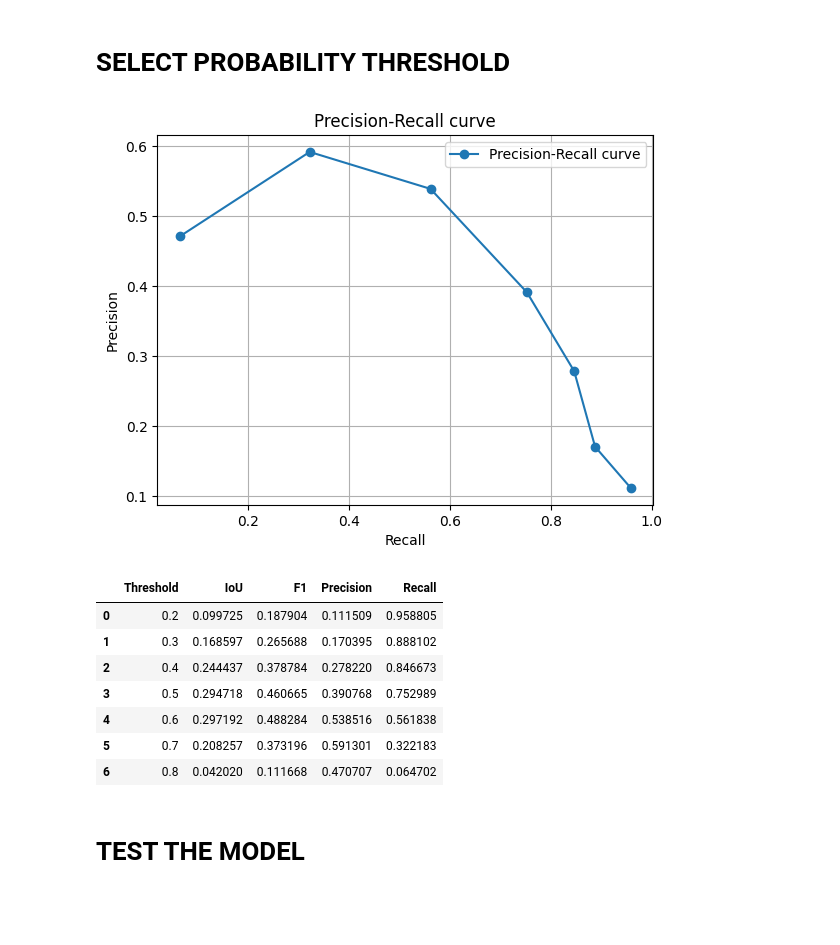
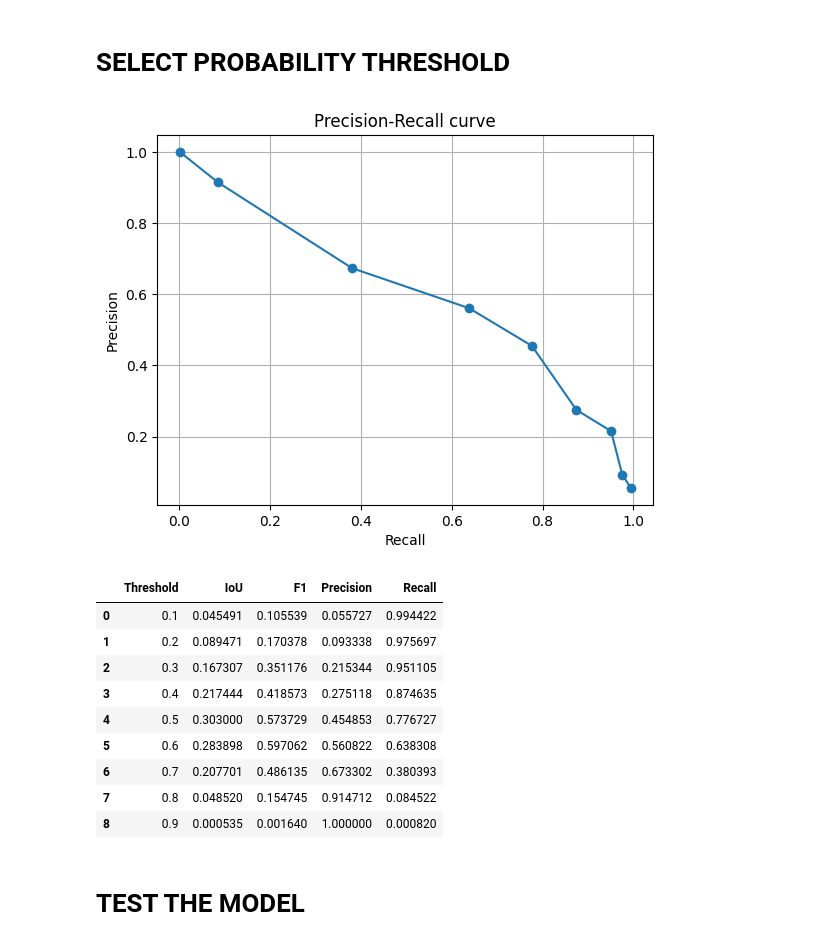
Before and after one commit to OceanStreamIO/echosounder-segmentation, a Jupyter notebook: SonarSegmentationBinary.ipynb, the cells around one changed output. Saved outputs shown, nothing was run; the diff lists cells and outputs as text; code cells hidden in the pictures; blank space fills up the shorter version.

```diff
--- a/SonarSegmentationBinary.ipynb
+++ b/SonarSegmentationBinary.ipynb
@@ -629,43 +619,45 @@ encoder = 'resnet34'
 #pretrained = None
 pretrained = 'imagenet'
 
 run_name = model_name + '_' + encoder
 if pretrained: run_name += '_' + pretrained
 
 classes = 1
 model = smp.create_model(model_name,
                          encoder_name = encoder,
                          in_channels = 3,
                          encoder_weights=pretrained,
                          classes = classes).to(device)
 
 criterion = FocalLoss(alpha=torch.tensor([0.05, 0.95]), gamma=2.0, logits=True)
 optimizer = torch.optim.Adam(model.parameters(), lr=5e-03)#, weight_decay=1e-05)
 
 checkpoint_path = os.path.join(f'./models/checkpoints_{run_name}', 'best_model-v2.ckpt')
 trained_model = SegModel.load_from_checkpoint(checkpoint_path, model=model, optimizer=optimizer, criterion=criterion)
 
 results = trained_model.select_threshold(val_loader)
 
 plt.figure()
-plt.plot(df_results['Recall'], df_results['Precision'], marker='o')
+plt.plot(results['Recall'], results['Precision'], marker='o')
 plt.xlabel('Recall')
 plt.ylabel('Precision')
 plt.title('Precision-Recall curve')
 plt.grid(True)
 plt.show()
 
 results
 # %% [output]
-[figure, old version]
+[figure, new version]
 |  | Threshold | IoU | F1 | Precision | Recall |
-| 0 | 0.2 | 0.099725 | 0.187904 | 0.111509 | 0.958805 |
-| 1 | 0.3 | 0.168597 | 0.265688 | 0.170395 | 0.888102 |
-| 2 | 0.4 | 0.244437 | 0.378784 | 0.278220 | 0.846673 |
-| 3 | 0.5 | 0.294718 | 0.460665 | 0.390768 | 0.752989 |
-| 4 | 0.6 | 0.297192 | 0.488284 | 0.538516 | 0.561838 |
-| 5 | 0.7 | 0.208257 | 0.373196 | 0.591301 | 0.322183 |
-| 6 | 0.8 | 0.042020 | 0.111668 | 0.470707 | 0.064702 |
+| 0 | 0.1 | 0.045491 | 0.105539 | 0.055727 | 0.994422 |
+| 1 | 0.2 | 0.089471 | 0.170378 | 0.093338 | 0.975697 |
+| 2 | 0.3 | 0.167307 | 0.351176 | 0.215344 | 0.951105 |
+| 3 | 0.4 | 0.217444 | 0.418573 | 0.275118 | 0.874635 |
+| 4 | 0.5 | 0.303000 | 0.573729 | 0.454853 | 0.776727 |
+| 5 | 0.6 | 0.283898 | 0.597062 | 0.560822 | 0.638308 |
+| 6 | 0.7 | 0.207701 | 0.486135 | 0.673302 | 0.380393 |
+| 7 | 0.8 | 0.048520 | 0.154745 | 0.914712 | 0.084522 |
+| 8 | 0.9 | 0.000535 | 0.001640 | 1.000000 | 0.000820 |
 # %% [markdown]
 # TEST THE MODEL
 # %%
```
Also changed, not shown: parts of 2 cells of this notebook.
